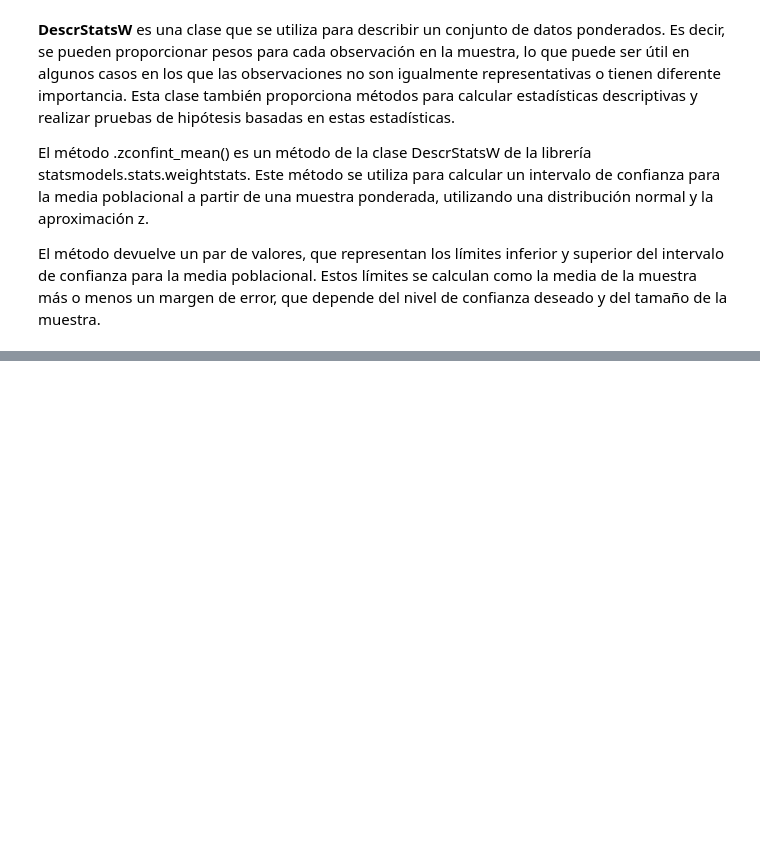
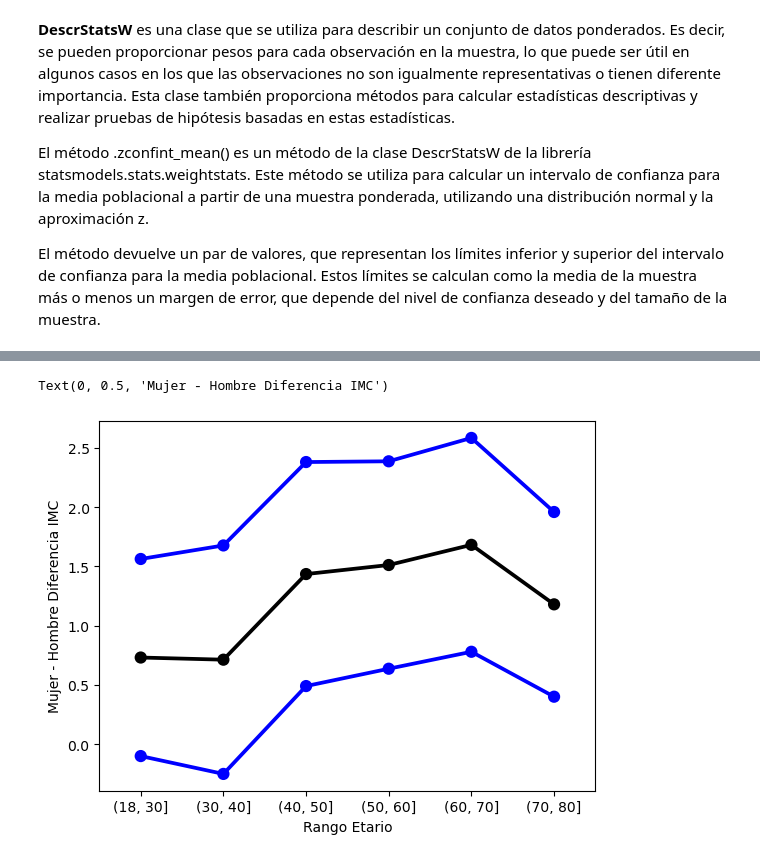
Before and after one commit to onavarrete04/Introduccion-Ciencia-Datos, a Jupyter notebook: ESTADÍSTICA INFERENCIAL-2023.ipynb, the cells around one changed output, grey strips where cells are left out. Cells and saved outputs as stored; diff of their text form; code cells hidden in the pictures; blank space fills up the shorter version.

```diff
--- a/ESTADÍSTICA INFERENCIAL-2023.ipynb
+++ b/ESTADÍSTICA INFERENCIAL-2023.ipynb
@@ -803,0 +1207,15 @@ El método devuelve un par de valores, que representan los límites inferior y s
+# %%
+# Datos importantes como media, std, y tamaño
+
+pr = datos.groupby(["INTERVALO-EDAD", "GENDER"]).agg({"BMXBMI":[np.mean, np.std, np.size]}).unstack()
+pr
+
+# diccionario que se pasa como argumento a la función agg() de pandas, que indica
+# que se deben calcular la media, desviación estándar y tamaño de la variable BMXBMI.
+
+
+# calculando error estandar por franja de edad y genero
+
+pr["BMXBMI", "e_estandar", "Mujer"] = pr["BMXBMI","std","Mujer"]/np.sqrt(pr["BMXBMI","size","Mujer"])
+pr["BMXBMI", "e_estandar", "Hombre"] = pr["BMXBMI","std","Hombre"]/np.sqrt(pr["BMXBMI","size","Hombre"])
+pr
@@ -803,0 +1233,22 @@ El método devuelve un par de valores, que representan los límites inferior y s
+# %%
+## Calcule la diferencia media del IMC entre mujeres y hombres dentro de cada rango de edad, también calcule
+# su SE y los límites superior e inferior de su IC del 95 %
+
+pr["BMXBMI","mean_diff",""] = pr["BMXBMI","mean","Mujer"] - pr["BMXBMI","mean","Hombre"] # diferencia medias
+# error estandar de diferencia
+pr["BMXBMI", "sem_dif", ""] = np.sqrt(pr["BMXBMI", "e_estandar", "Mujer"]**2 + pr["BMXBMI", "e_estandar", "Hombre"]**2)
+
+# intervalos
+pr["BMXBMI", "inferior_dif", ""] = pr["BMXBMI", "mean_diff", ""] - 1.96 * pr["BMXBMI", "sem_dif", ""]
+pr["BMXBMI", "superior_dif", ""] = pr["BMXBMI", "mean_diff", ""] + 1.96 * pr["BMXBMI", "sem_dif", ""]
+# %%
+contador_index = np.arange(pr.shape[0])
+pp = sns.pointplot(x=contador_index, y= pr["BMXBMI", "mean_diff", ""], color='black')
+sns.pointplot(x=contador_index, y = pr["BMXBMI", "inferior_dif", ""], color='blue')
+sns.pointplot(x=contador_index, y=pr["BMXBMI", "superior_dif", ""], color='blue')
+pp.set_xticklabels(pr.index)
+pp.set_xlabel("Rango Etario")
+pp.set_ylabel("Mujer - Hombre Diferencia IMC")
+# %% [output]
+Text(0, 0.5, 'Mujer - Hombre Diferencia IMC')
+[figure, added]
```
Also changed, not shown: parts of 62 cells of this notebook, 1 other file.
